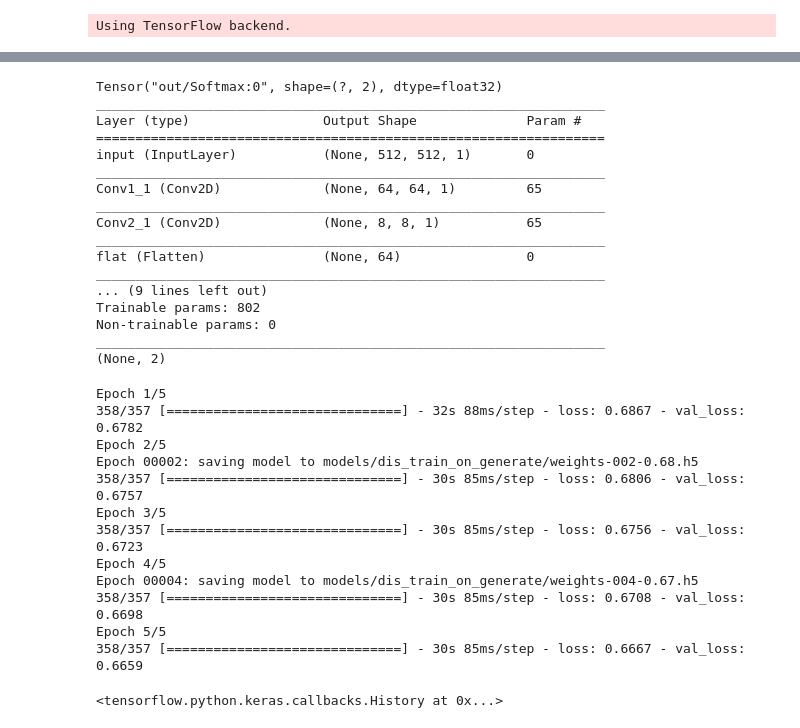
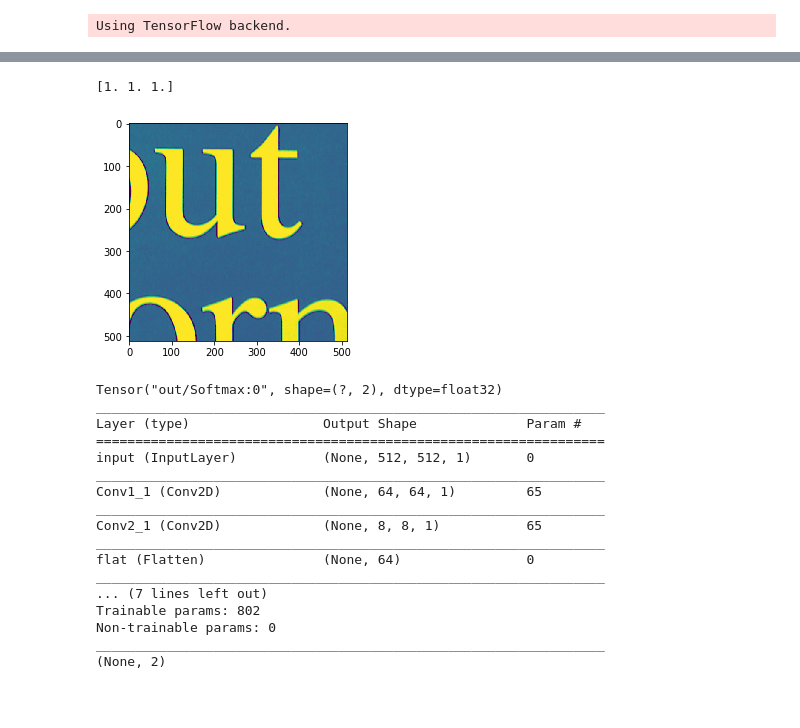
Before and after one commit to cianhwang/autofocusVCM, a Jupyter notebook: disnet.ipynb, the cells around one changed output, grey strips where cells are left out. Saved outputs shown, nothing was run; the diff lists cells and outputs as text; code cells hidden in the pictures; blank space fills up the shorter version.

```diff
--- a/disnet.ipynb
+++ b/disnet.ipynb
@@ -63,7 +66,10 @@ test_label = (abs(test_label[:, 0] - test_label[:, 1]) <= 33)
 # %%
-# plt.imshow(test_data[idx, :, :, 0])
+plt.imshow(test_data[idx, :, :, 0])
 
-# print(test_label[idx])
+print(test_label[idx])
+# %% [output]
+[1. 1. 1.]
+[figure, added]
 # %%
 # In[7]:
 input_image1 = Input(shape=(512,512,1), name = "input")
@@ -72,17 +78,17 @@ layer1_1 = Conv2D(1, (8, 8), 8,padding='same',activation=relu, name="Conv1_1")(i
 
 layer2_1 = Conv2D(1, (8, 8), 8,padding='same',activation=relu, name="Conv2_1")(layer1_1)
 
-# layer3_1 = Conv2D(32, (3, 3), 2,padding='same',activation=relu, name="Conv3_1")(layer2_1)
+#layer3_1 = Conv2D(32, (3, 3), 2,padding='same',activation=relu, name="Conv3_1")(layer2_1)
 
-# layer4_1 = Conv2D(32, (3, 3), 2,padding='same',activation=relu, name="Conv4_1")(layer3_1)
+#layer4_1 = Conv2D(32, (3, 3), 2,padding='same',activation=relu, name="Conv4_1")(layer3_1)
 
 flattened = Flatten(name="flat")(layer2_1)
 
 dense1 = Dense(10, name="d1")(flattened)
 Dp1 = Dropout(0.5)(dense1)
-ReLU1 = ReLU(name="lr1")(Dp1)
+#ReLU1 = ReLU(name="lr1")(dense1)
 
-output_position = Dense(2, activation='softmax', name="out")(ReLU1)
+output_position = Dense(2, activation='softmax', name="out")(Dp1)
 
 print(output_position)
 
@@ -91,8 +97,8 @@ model.summary()
 
 tcbc = TensorBoard(log_dir='1')
 
-filepath="models/dis_train_on_generate/weights-{epoch:03d}-{val_loss:.2f}.h5"
-checkpoint = ModelCheckpoint(filepath, monitor='val_loss', verbose=1, save_best_only=False, save_weights_only=True,mode='max',period=2)
+filepath="models/dis_train_on_generate/n_weights-{epoch:03d}-{val_acc:.3f}.h5"
+checkpoint = ModelCheckpoint(filepath, monitor='val_acc', verbose=1, save_best_only=False, save_weights_only=True,mode='max',period=2)
 
 
 print(model.output_shape)
@@ -109,7 +115,7 @@ Conv2_1 (Conv2D)             (None, 8, 8, 1)           65
 _________________________________________________________________
 flat (Flatten)               (None, 64)                0
 _________________________________________________________________
-... (9 lines left out)
+... (7 lines left out)
 Trainable params: 802
 Non-trainable params: 0
 _________________________________________________________________
@@ -124,28 +130,9 @@ def data_gen(features, labels, batch_size):
             yield (batch_features, batch_labels)
 # %%
 opt = Adam(lr=0.001, beta_1=0.9, beta_2=0.999, epsilon=None, decay=0.0001)
-model.compile(loss='binary_crossentropy', optimizer=opt)
+model.compile(loss='categorical_crossentropy', metrics=['accuracy'], optimizer=opt)
 
 # model.fit(train_data[:,:,:,0:1].astype('float16')/255.0, to_categorical(train_label[:, 2:]),
 #           epochs = 100,batch_size = batch_size,
 #           validation_data=(test_data[:,:,:,0:1].astype('float16')/255.0, to_categorical(test_label)),
 #           verbose=1, callbacks = [tcbc, checkpoint])
-model.fit_generator(data_gen(train_data, to_categorical(train_label[:, 2:]), batch_size),
-                    steps_per_epoch = train_data.shape[0]/batch_size, epochs = epochs,
-                    validation_data=data_gen(test_data, to_categorical(test_label), batch_size),
-                    validation_steps = batch_size,
-                    verbose=1, callbacks = [tcbc, checkpoint])
-# %% [output]
-Epoch 1/5
-358/357 [==============================] - 32s 88ms/step - loss: 0.6867 - val_loss: 0.6782
-Epoch 2/5
-Epoch 00002: saving model to models/dis_train_on_generate/weights-002-0.68.h5
-358/357 [==============================] - 30s 85ms/step - loss: 0.6806 - val_loss: 0.6757
-Epoch 3/5
-358/357 [==============================] - 30s 85ms/step - loss: 0.6756 - val_loss: 0.6723
-Epoch 4/5
-Epoch 00004: saving model to models/dis_train_on_generate/weights-004-0.67.h5
-358/357 [==============================] - 30s 85ms/step - loss: 0.6708 - val_loss: 0.6698
-Epoch 5/5
-358/357 [==============================] - 30s 85ms/step - loss: 0.6667 - val_loss: 0.6659
-<tensorflow.python.keras.callbacks.History at 0x...>
```
Also changed, not shown: parts of 5 cells of this notebook, 4 other files.
